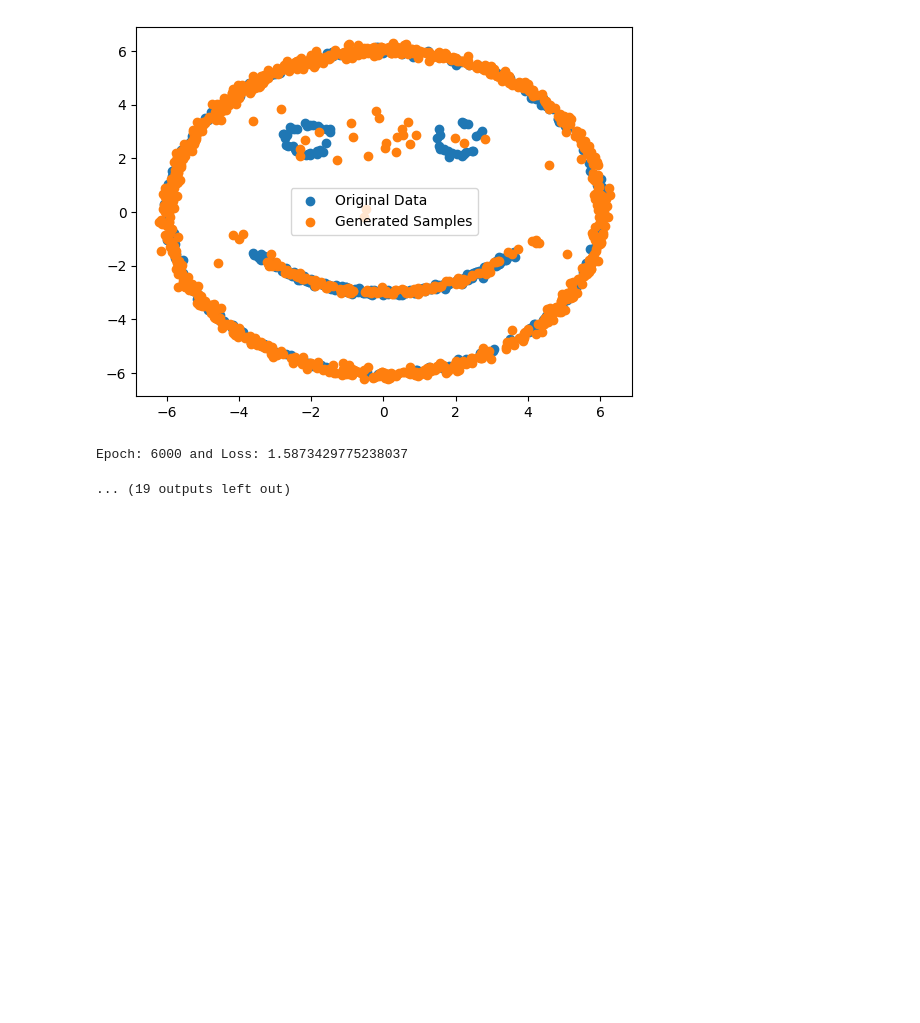
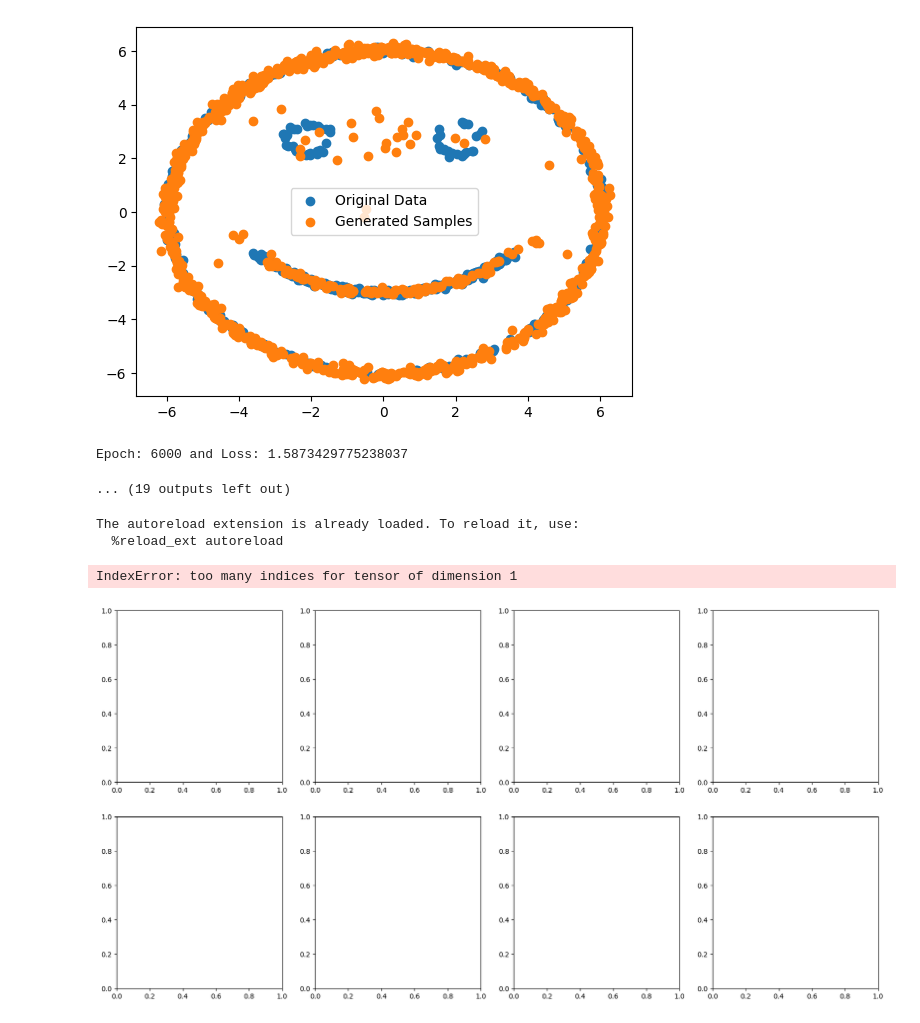
Before and after one commit to Stephen-Robbins/Score_Based_Diffusion, a Jupyter notebook: example_notebooks/Example_2d_bridge.ipynb, the cells around one changed output. Cells and saved outputs as stored; diff of their text form; code cells hidden in the pictures; blank space fills up the shorter version.

```diff
--- a/example_notebooks/Example_2d_bridge.ipynb
+++ b/example_notebooks/Example_2d_bridge.ipynb
@@ -70,3 +70,14 @@ Epoch: 5000 and Loss: 1.6044840812683105
 [figure]
 Epoch: 6000 and Loss: 1.5873429775238037
 ... (19 outputs left out)
+# %%
+%load_ext autoreload
+%autoreload 2
+from diffusion import BridgeDiffusionVPSDE
+sde = BridgeDiffusionVPSDE(generate_mixture_gaussians,  bmin=.1, bmax=1)
+sde.plot_backward_diffusion(score_net)
+# %% [output]
+The autoreload extension is already loaded. To reload it, use:
+  %reload_ext autoreload
+IndexError: too many indices for tensor of dimension 1
+[figure, added]
```
Also changed, not shown: 1 other file.
